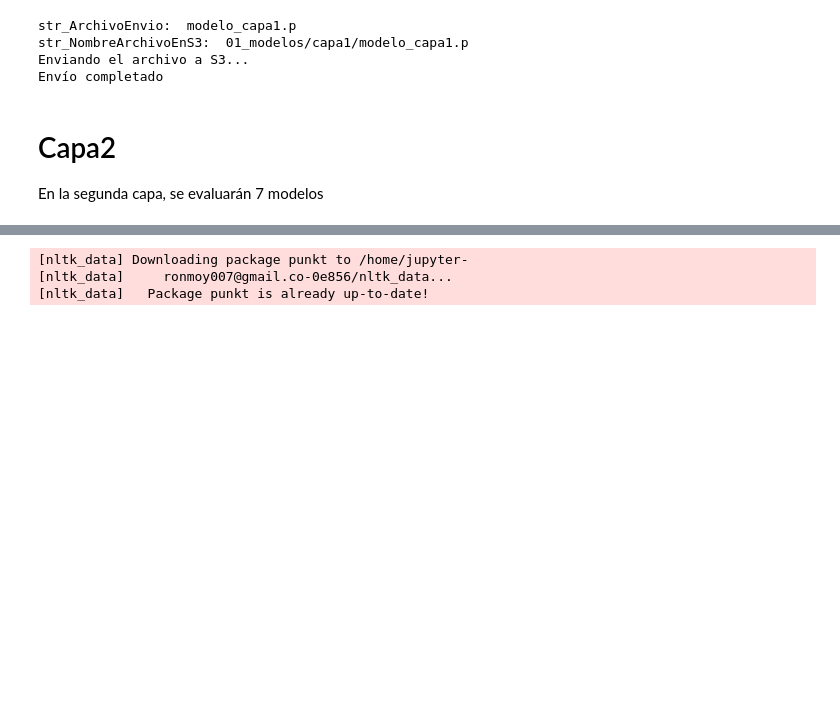
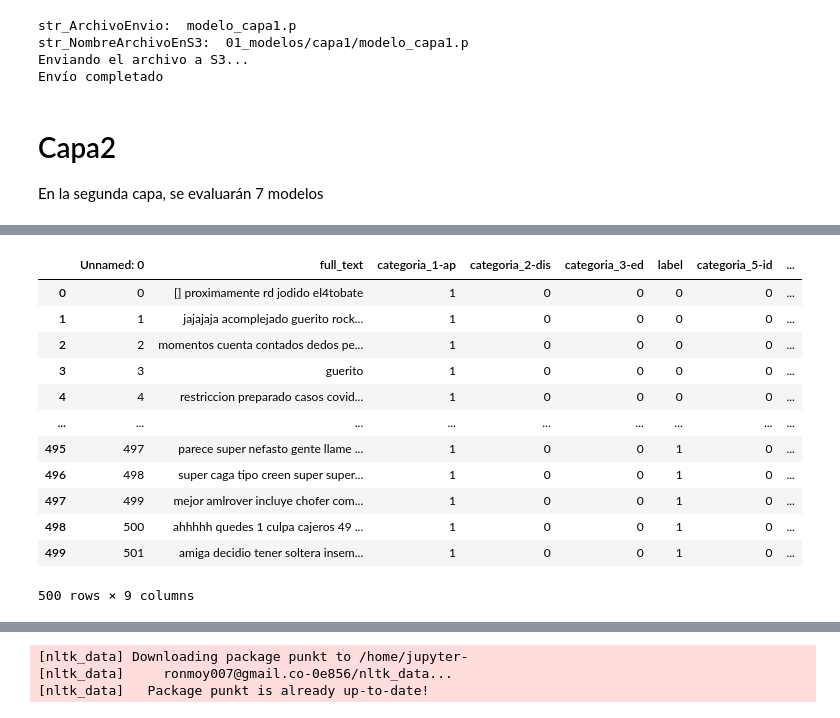
Before and after one commit to xuxoramos/discriminamometro, a Jupyter notebook: discriminamometro/scripts/Arquitectura_Modulos.ipynb, the cells around one changed output, grey strips where cells are left out. Saved outputs shown, nothing was run; the diff lists cells and outputs as text; code cells hidden in the pictures; blank space fills up the shorter version.

```diff
--- a/discriminamometro/scripts/Arquitectura_Modulos.ipynb
+++ b/discriminamometro/scripts/Arquitectura_Modulos.ipynb
@@ -124,0 +203,9 @@ En la segunda capa, se evaluarán 7 modelos
+# %%
+import Discrim.Train.Capa2.apariencia as apa
+
+obj_apariencia = apa.Apariencia()
+obj_apariencia.descargar_tweets_entrenamiento()
+obj_apariencia.transformar_dataset()
+obj_apariencia.cargar_modelo_embeddings()
+obj_apariencia.pd_fuente
+# %% [output]
@@ -124,0 +215,13 @@ En la segunda capa, se evaluarán 7 modelos
+|  | Unnamed: 0 | full_text | categoria_1-ap | categoria_2-dis | categoria_3-ed | label | categoria_5-id | ... |
+| 0 | 0 | [] proximamente rd jodido el4tobate | 1 | 0 | 0 | 0 | 0 | ... |
+| 1 | 1 | jajajaja acomplejado guerito rock... | 1 | 0 | 0 | 0 | 0 | ... |
+| 2 | 2 | momentos cuenta contados dedos pe... | 1 | 0 | 0 | 0 | 0 | ... |
+| 3 | 3 | guerito | 1 | 0 | 0 | 0 | 0 | ... |
+| 4 | 4 | restriccion preparado casos covid... | 1 | 0 | 0 | 0 | 0 | ... |
+| ... | ... | ... | ... | ... | ... | ... | ... | ... |
+| 495 | 497 | parece super nefasto gente llame ... | 1 | 0 | 0 | 1 | 0 | ... |
+| 496 | 498 | super caga tipo creen super super... | 1 | 0 | 0 | 1 | 0 | ... |
+| 497 | 499 | mejor amlrover incluye chofer com... | 1 | 0 | 0 | 1 | 0 | ... |
+| 498 | 500 | ahhhhh quedes 1 culpa cajeros 49 ... | 1 | 0 | 0 | 1 | 0 | ... |
+| 499 | 501 | amiga decidio tener soltera insem... | 1 | 0 | 0 | 1 | 0 | ... |
+500 rows × 9 columns
```
Also changed, not shown: parts of 20 cells of this notebook, 22 other files.
